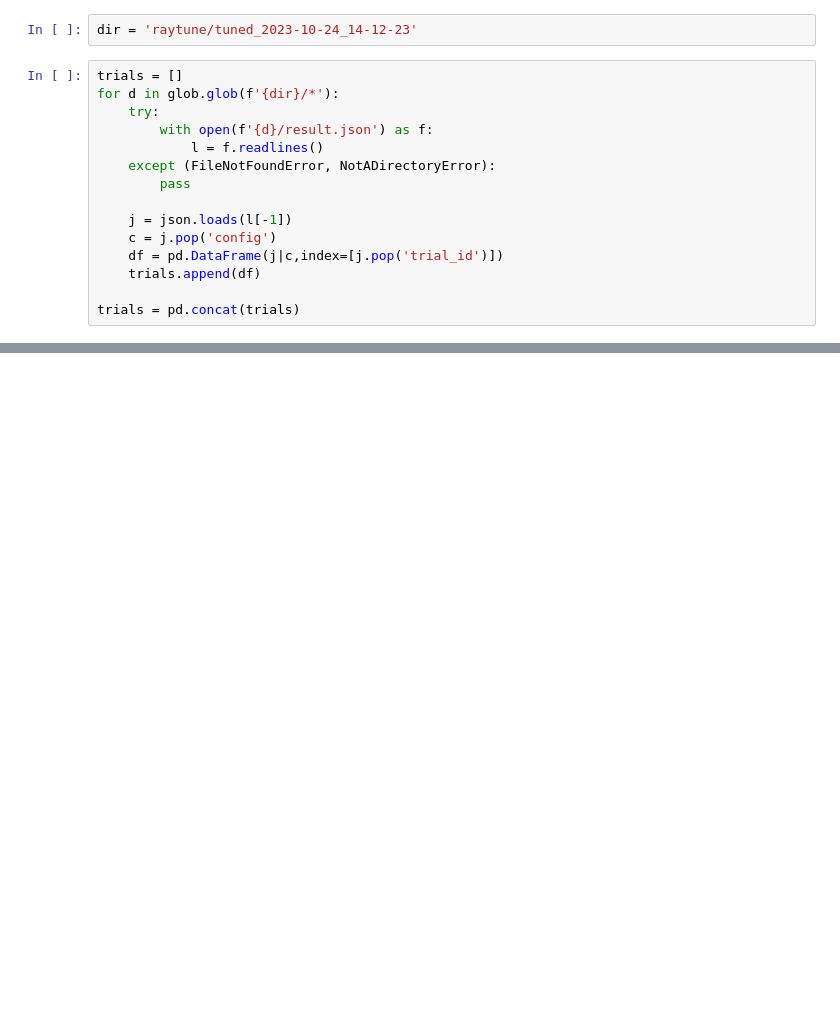
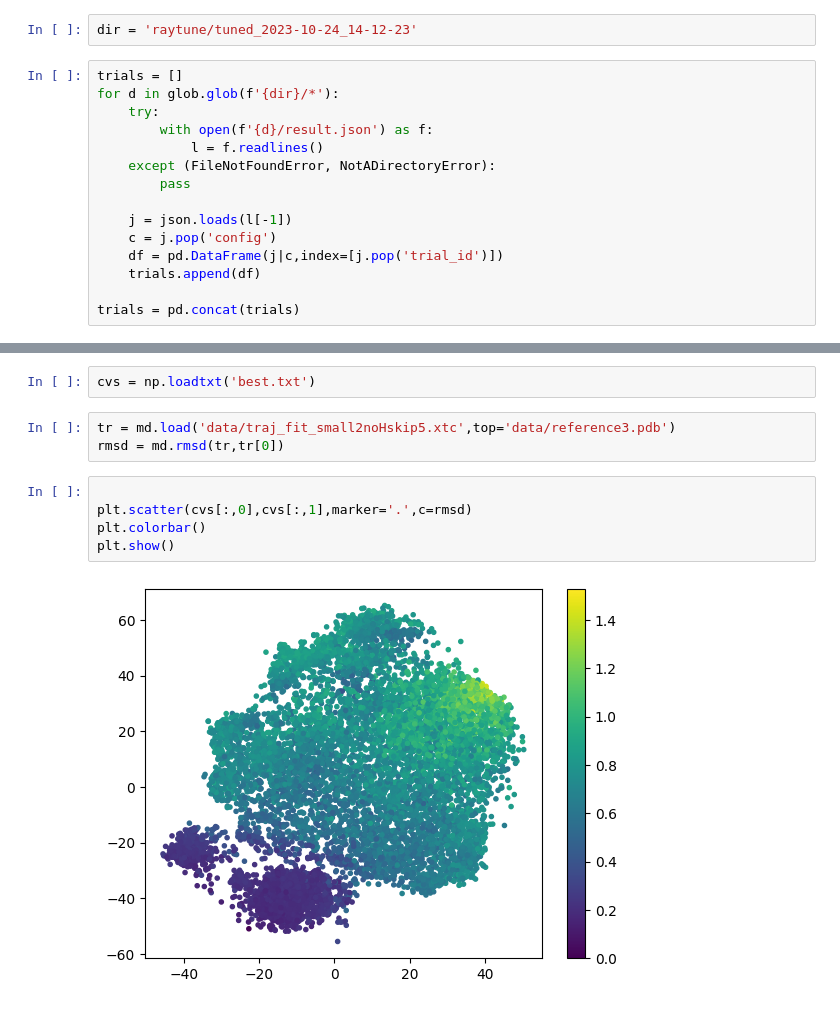
Before and after one commit to ljocha/parmtSNEcv, a Jupyter notebook: results.ipynb, the cells around one changed output, grey strips where cells are left out. Saved outputs shown, nothing was run; the diff lists cells and outputs as text; blank space fills up the shorter version.

```diff
--- a/results.ipynb
+++ b/results.ipynb
@@ -50,0 +52,12 @@ trials.sort_values('pairdist')['loss pairdist lr layers layer1 actfun1 batch_siz
+# %%
+cvs = np.loadtxt('best.txt')
+# %%
+tr = md.load('data/traj_fit_small2noHskip5.xtc',top='data/reference3.pdb')
+rmsd = md.rmsd(tr,tr[0])
+# %%
+
+plt.scatter(cvs[:,0],cvs[:,1],marker='.',c=rmsd)
+plt.colorbar()
+plt.show()
+# %% [output]
+[figure, added]
```
Also changed, not shown: parts of 6 cells of this notebook, 2 other files.
